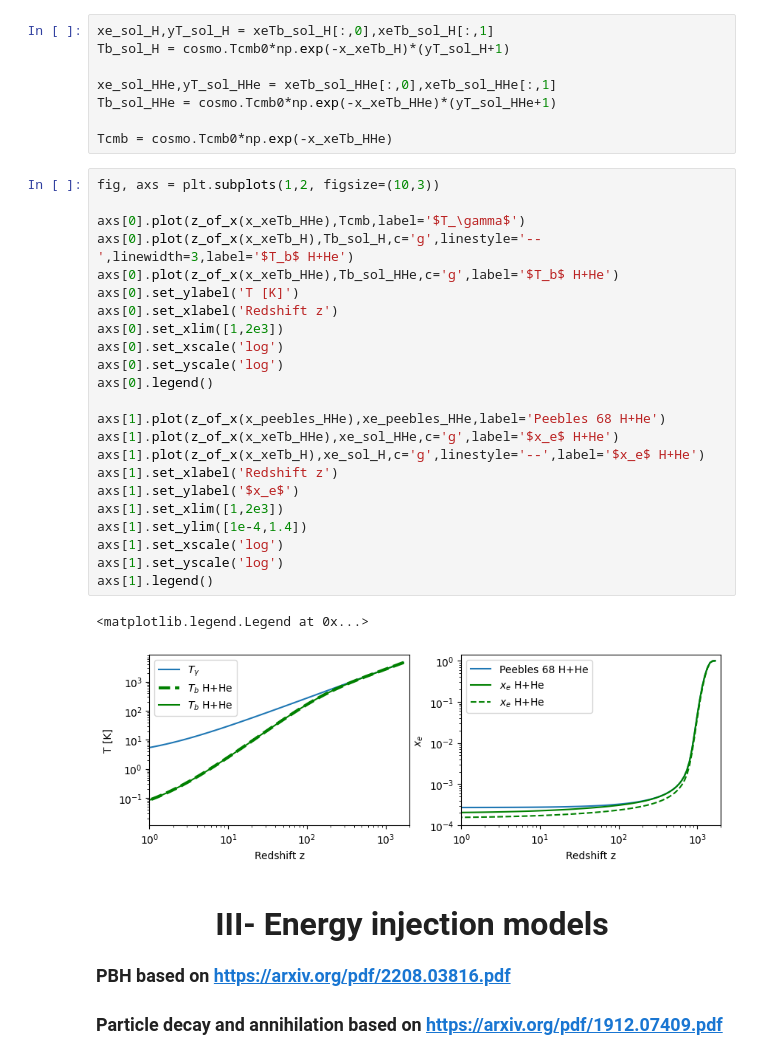
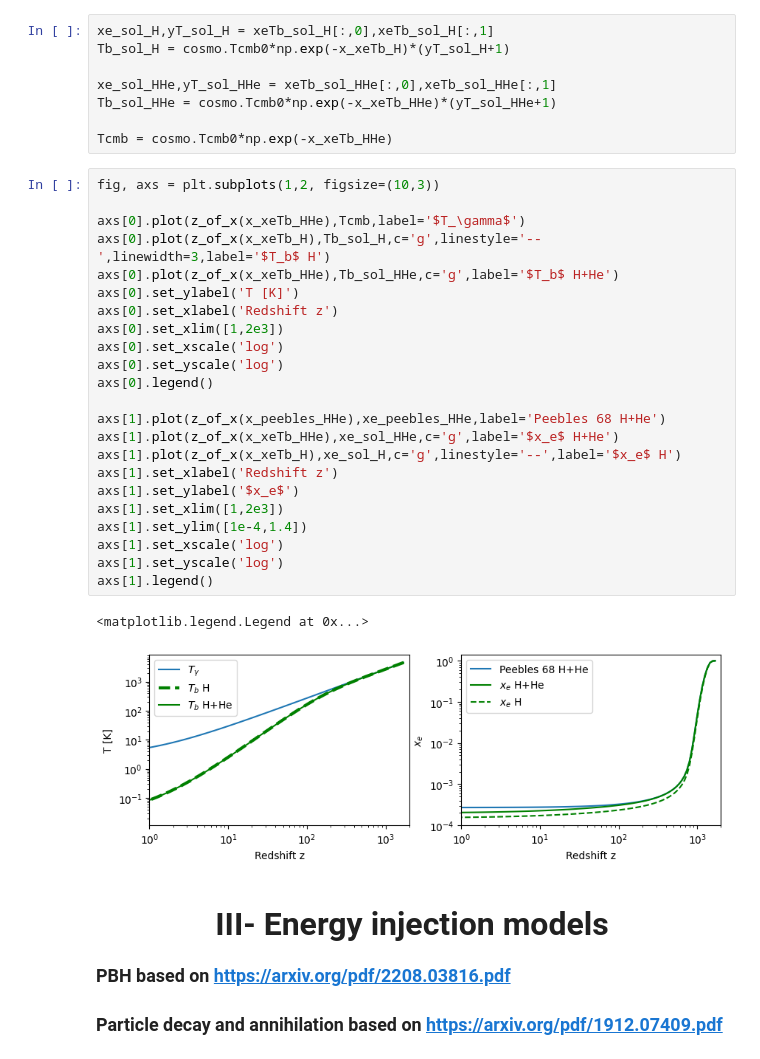
Before and after one commit to lvanwaerbeke/Cosmology, a Jupyter notebook: recombination.ipynb, the cells around one changed output. Drawn from its saved outputs; the diff is of its cells as text.

```diff
--- a/recombination.ipynb
+++ b/recombination.ipynb
@@ -477,29 +477,29 @@ Tcmb = cosmo.Tcmb0*np.exp(-x_xeTb_HHe)
 # %%
 fig, axs = plt.subplots(1,2, figsize=(10,3))
 
 axs[0].plot(z_of_x(x_xeTb_HHe),Tcmb,label='$T_\gamma$')
-axs[0].plot(z_of_x(x_xeTb_H),Tb_sol_H,c='g',linestyle='--',linewidth=3,label='$T_b$ H+He')
+axs[0].plot(z_of_x(x_xeTb_H),Tb_sol_H,c='g',linestyle='--',linewidth=3,label='$T_b$ H')
 axs[0].plot(z_of_x(x_xeTb_HHe),Tb_sol_HHe,c='g',label='$T_b$ H+He')
 axs[0].set_ylabel('T [K]')
 axs[0].set_xlabel('Redshift z')
 axs[0].set_xlim([1,2e3])
 axs[0].set_xscale('log')
 axs[0].set_yscale('log')
 axs[0].legend()
 
 axs[1].plot(z_of_x(x_peebles_HHe),xe_peebles_HHe,label='Peebles 68 H+He')
 axs[1].plot(z_of_x(x_xeTb_HHe),xe_sol_HHe,c='g',label='$x_e$ H+He')
-axs[1].plot(z_of_x(x_xeTb_H),xe_sol_H,c='g',linestyle='--',label='$x_e$ H+He')
+axs[1].plot(z_of_x(x_xeTb_H),xe_sol_H,c='g',linestyle='--',label='$x_e$ H')
 axs[1].set_xlabel('Redshift z')
 axs[1].set_ylabel('$x_e$')
 axs[1].set_xlim([1,2e3])
 axs[1].set_ylim([1e-4,1.4])
 axs[1].set_xscale('log')
 axs[1].set_yscale('log')
 axs[1].legend()
 # %% [output]
 <matplotlib.legend.Legend at 0x...>
-[figure, old version]
+[figure, new version]
 # %% [markdown]
 <h2><center style="font-size: 32px">III- Energy injection models</center></h2>
 
```
Also changed, not shown: parts of 3 cells of this notebook.
